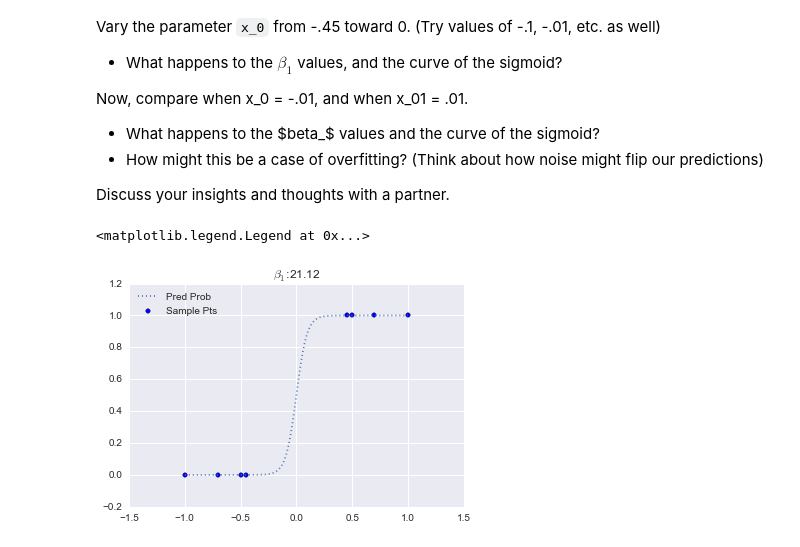
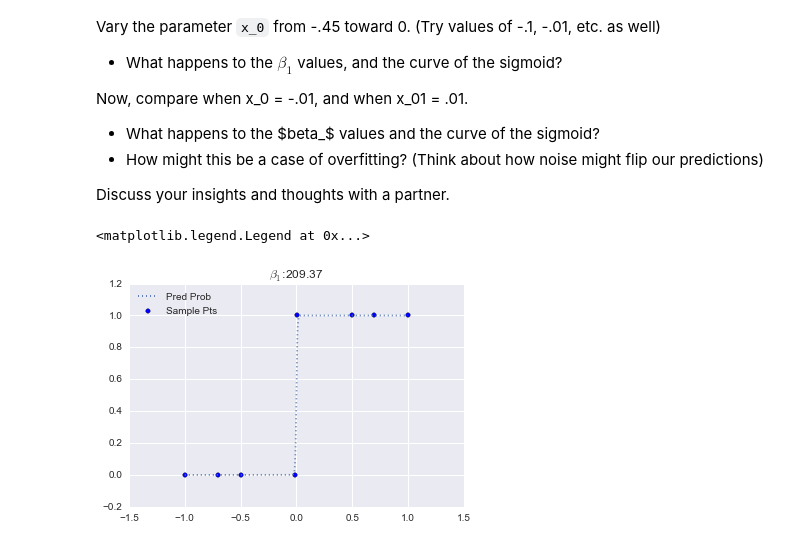
Before and after one commit to brianchandbound/ga-ds, a Jupyter notebook: 08_logistic/08_02_logistic.ipynb, the cells around one changed output. Saved outputs shown, nothing was run; the diff lists cells and outputs as text; code cells hidden in the pictures.

```diff
--- a/08_logistic/08_02_logistic.ipynb
+++ b/08_logistic/08_02_logistic.ipynb
@@ -359,28 +411,30 @@ Discuss your insights and thoughts with a partner.
 # %%
 # Example why regularization is on by default
 
-x_0 = -.45
+x_0 = -.01
 x_1 = -x_0
 
 x = [-1,-.7,-.5,x_0,x_1,.5,.7,1.0]
 y = [ 0,  0,  0,  0, 1, 1, 1,  1]
 
 
 # Still being regularized, but C is the inverse of regularization parameter
 # Setting high C -> low regularization.
-clf = linear_model.LogisticRegression(C=100000000000000)
+clf = linear_model.LogisticRegressionCV()
 clf.fit(np.array(x).reshape((len(x),1)),y)
 
+LassoCV()
+RidgeRegression()
 
 domain = np.linspace(-1,1,1000)
 domainpred = clf.predict_proba(domain.reshape((len(domain),1)))
 domainpred = zip(*domainpred)[1]
 
 plt.scatter(x,y,label="Sample Pts")
 
 plt.plot(domain,domainpred,":",label="Pred Prob")
 plt.title(r"$\beta_1$:%.2f" % clf.coef_[0])
 plt.legend(loc='best')
 # %% [output]
 <matplotlib.legend.Legend at 0x...>
-[figure, old version]
+[figure, new version]
```
Also changed, not shown: parts of 4 cells of this notebook, 1 other file.
